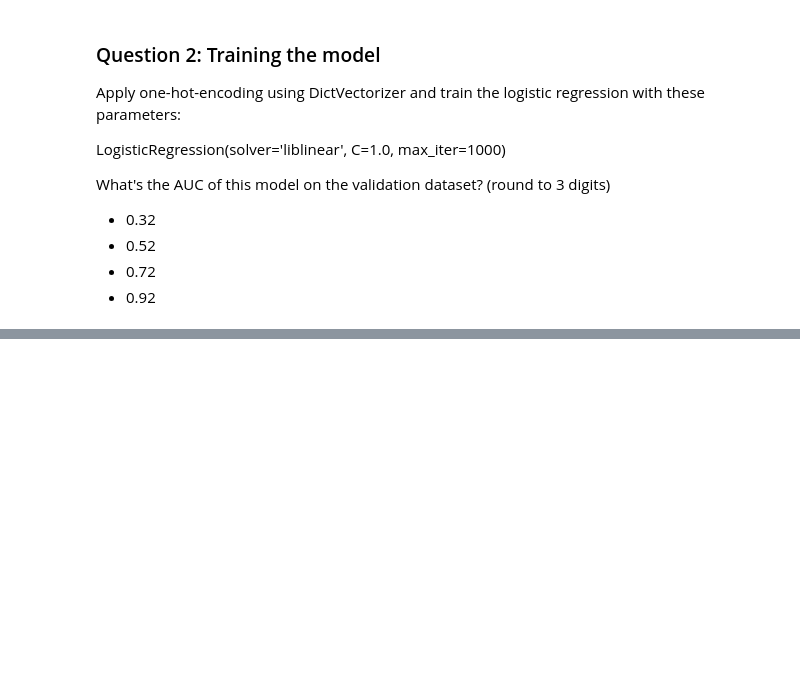
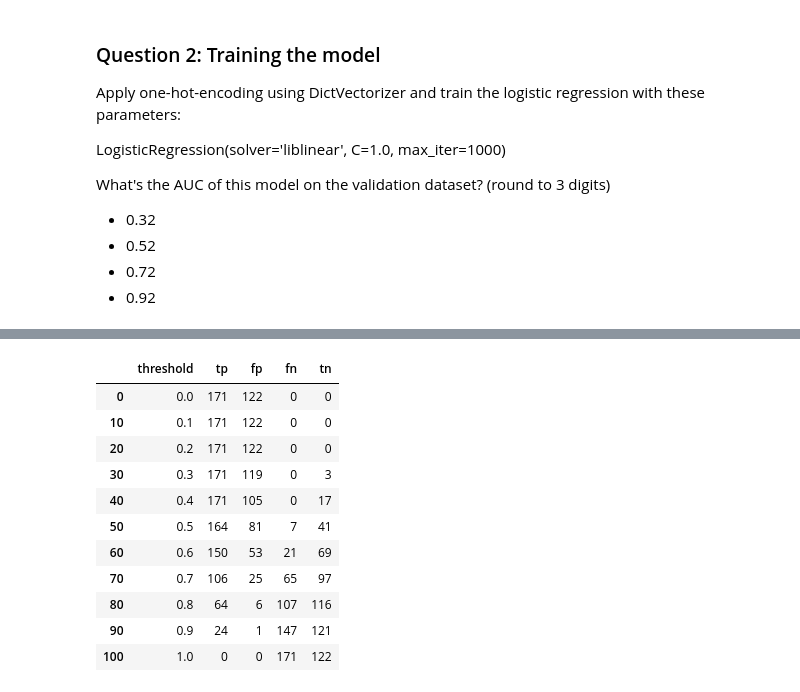
Before and after one commit to gilangbahana/ml-zoomcamp, a Jupyter notebook: 04-evaluation/Homework w4.ipynb, the cells around one changed output, grey strips where cells are left out. Saved outputs shown, nothing was run; the diff lists cells and outputs as text; code cells hidden in the pictures; blank space fills up the shorter version.

```diff
--- a/04-evaluation/Homework w4.ipynb
+++ b/04-evaluation/Homework w4.ipynb
@@ -539,0 +549,3 @@ What's the AUC of this model on the validation dataset? (round to 3 digits)
+# %%
+val_dict = df_val[cat + num].to_dict(orient='records')
+X_val = dv.transform(val_dict)
@@ -539,0 +599,15 @@ What's the AUC of this model on the validation dataset? (round to 3 digits)
+# %%
+df_scores[::10]
+# %% [output]
+|  | threshold | tp | fp | fn | tn |
+| 0 | 0.0 | 171 | 122 | 0 | 0 |
+| 10 | 0.1 | 171 | 122 | 0 | 0 |
+| 20 | 0.2 | 171 | 122 | 0 | 0 |
+| 30 | 0.3 | 171 | 119 | 0 | 3 |
+| 40 | 0.4 | 171 | 105 | 0 | 17 |
+| 50 | 0.5 | 164 | 81 | 7 | 41 |
+| 60 | 0.6 | 150 | 53 | 21 | 69 |
+| 70 | 0.7 | 106 | 25 | 65 | 97 |
+| 80 | 0.8 | 64 | 6 | 107 | 116 |
+| 90 | 0.9 | 24 | 1 | 147 | 121 |
+| 100 | 1.0 | 0 | 0 | 171 | 122 |
```
Also changed, not shown: parts of 14 cells of this notebook.
